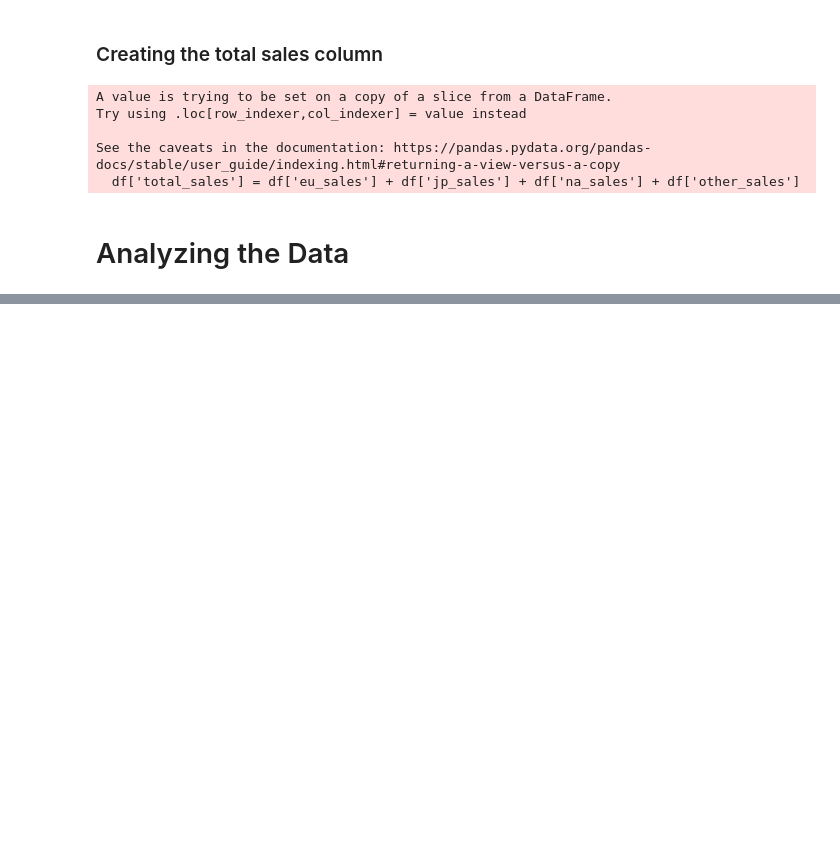
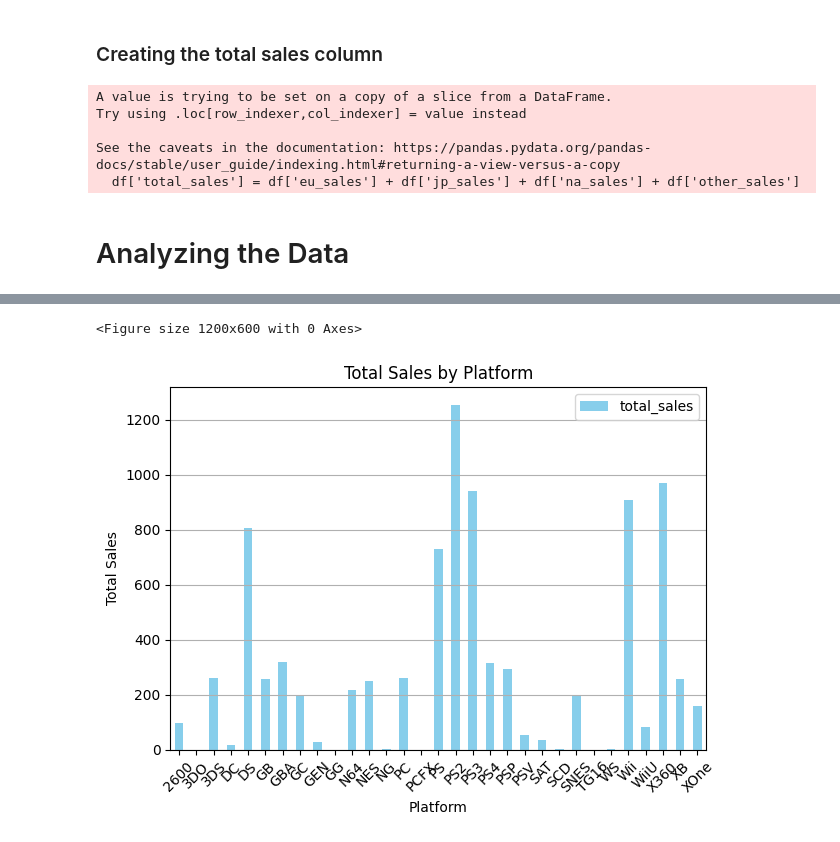
Before and after one commit to TirsoPaneque/integrated_project, a Jupyter notebook: notebooks/EDA.ipynb, the cells around one changed output, grey strips where cells are left out. Cells and saved outputs as stored; diff of their text form; code cells hidden in the pictures; blank space fills up the shorter version.

```diff
--- a/notebooks/EDA.ipynb
+++ b/notebooks/EDA.ipynb
@@ -346,0 +386,14 @@ See the caveats in the documentation: https://pandas.pydata.org/pandas-docs/stab
+# %%
+df_platform_sales = df.groupby('platform')['total_sales'].sum().reset_index()
+plt.figure(figsize=(12, 6))
+df_platform_sales.plot(kind='bar', x='platform', y='total_sales', color='skyblue')
+plt.title('Total Sales by Platform')
+plt.xlabel('Platform')
+plt.ylabel('Total Sales')
+plt.xticks(rotation=45)
+plt.grid(axis='y')
+plt.tight_layout()
+plt.show()
+# %% [output]
+<Figure size 1200x600 with 0 Axes>
+[figure, added]
```
Also changed, not shown: parts of 8 cells of this notebook.
